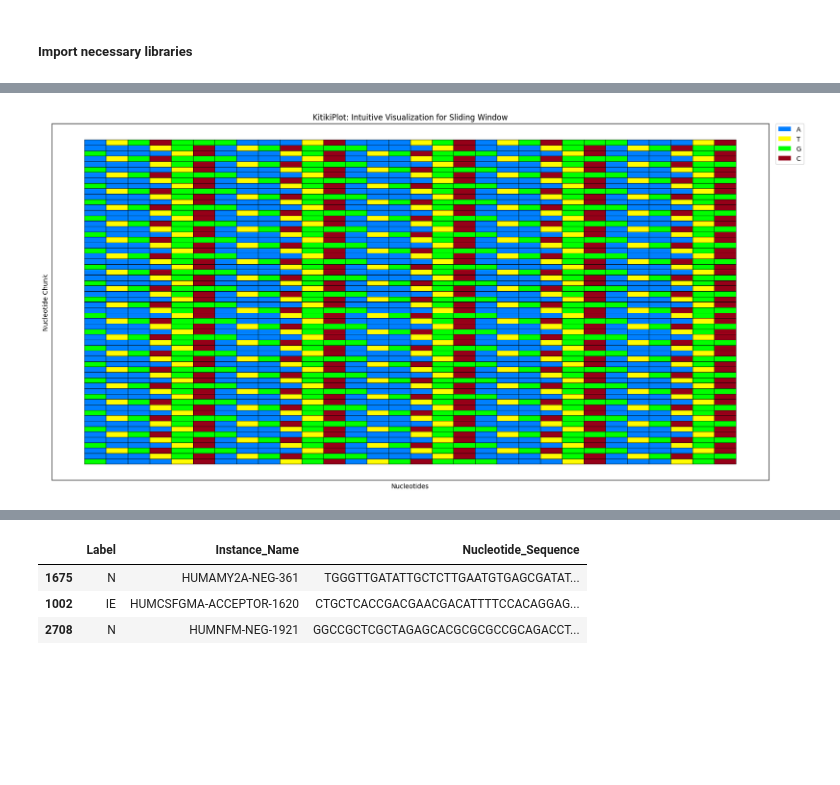
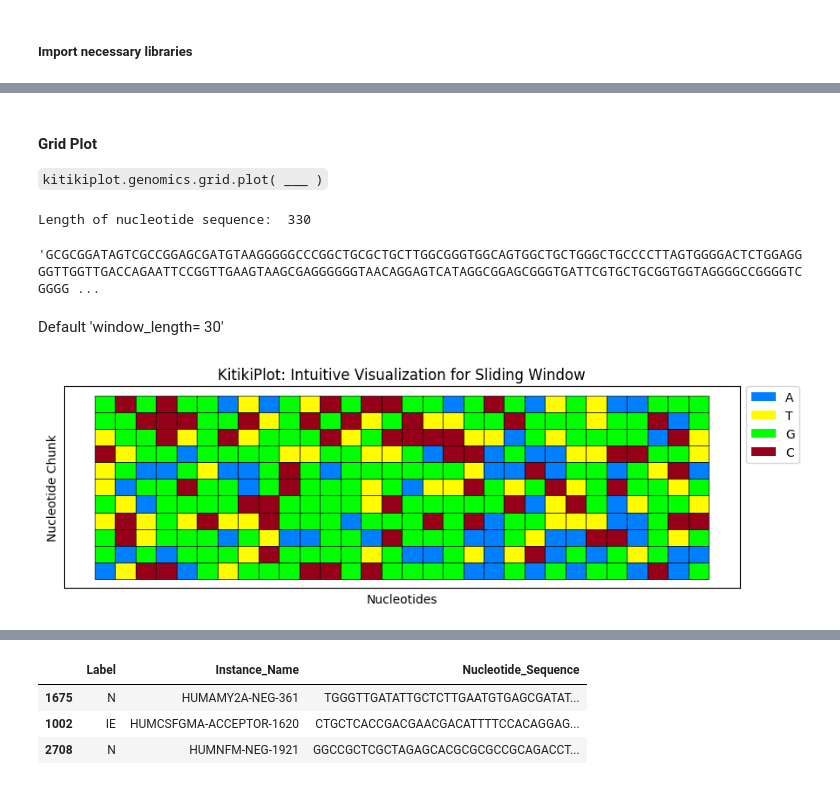
Before and after one commit to BodduSriPavan-111/kitikiplot, a Jupyter notebook: examples/Genome.ipynb, the cells around one changed output, grey strips where cells are left out. Saved outputs shown, nothing was run; the diff lists cells and outputs as text; code cells hidden in the pictures; blank space fills up the shorter version.

Commit message:
feat: updated-genomics-grid-plot

````diff
--- a/examples/Genome.ipynb
+++ b/examples/Genome.ipynb
@@ -29,8 +20,0 @@ True
-# %%
-import math
-
-data= "ATGCGGGAAATCAAATGC"*100
-
-window_length= 30
-
-len(data)%window_length
@@ -75,0 +23,10 @@ from kitikiplot.genomics import grid
+# %%
+def generate_random_sequence( n ):
+
+    random.seed(111)
+
+    data= list( "ATGCGGGATGC"*n )
+
+    random.shuffle( data )
+
+    return "".join( data )
@@ -76,5 +49,17 @@ from kitikiplot.genomics import grid
+# %% [markdown]
+#### Grid Plot
+
+```kitikiplot.genomics.grid.plot( ___ )```
+# %%
+data= generate_random_sequence( n= 30 )
+print("Length of nucleotide sequence: ", len(data))
+data
+# %% [output]
+Length of nucleotide sequence:  330
+'GCGCGGATAGTCGCCGGAGCGATGTAAGGGGGCCCGGCTGCGCTGCTTGGCGGGTGGCAGTGGCTGCTGGGCTGCCCCTTAGTGGGGACTCTGGAGGGGTTGGTTGACCAGAATTCCGGTTGAAGTAAGCGAGGGGGGTAACAGGAGTCATAGGCGGAGCGGGTGATTCGTGCTGCGGTGGTAGGGGCCGGGGTCGGGG ...
+# %% [markdown]
+Default 'window_length= 30'
 # %%
-data= "ATGCGGGAAATCAAATGC"*100
 grid.plot( nucleotide_sequence= data )
 # %% [output]
-[figure, old version]
+[figure, new version]
````
Also changed, not shown: parts of 21 cells of this notebook, 2 other files.
